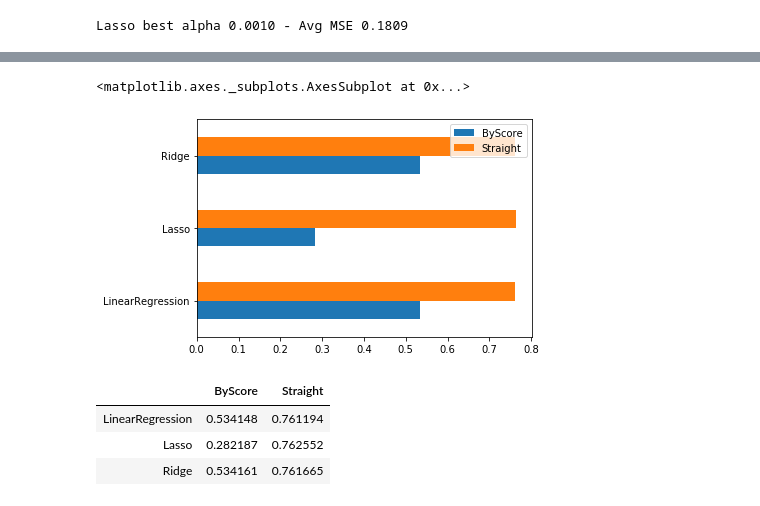
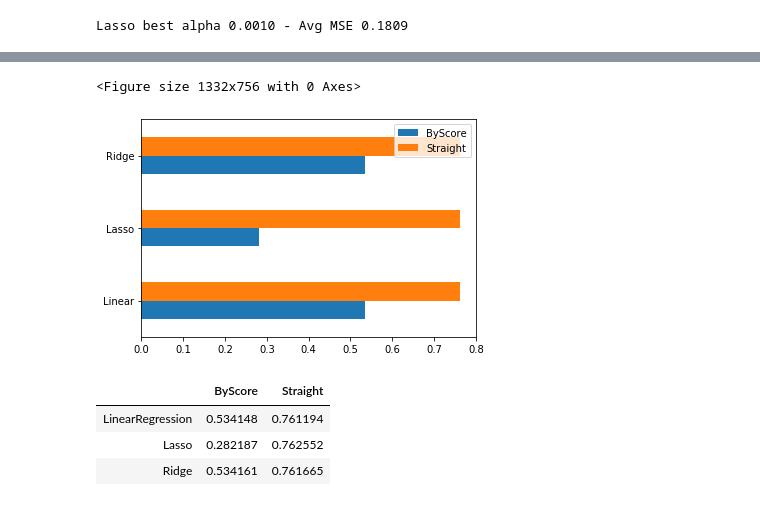
Before and after one commit to leppsalujyrgen/Entropy-of-Football-Statistics, a Jupyter notebook: Data Modelling/statistics-regression.ipynb, the cells around one changed output, grey strips where cells are left out. Cells and saved outputs as stored; diff of their text form; code cells hidden in the pictures.

```diff
--- a/Data Modelling/statistics-regression.ipynb
+++ b/Data Modelling/statistics-regression.ipynb
@@ -441,16 +441,19 @@ Lasso:0.7625521993555848
  [ 2.25053418e+00]]
 # %%
 
-regressions = ["LinearRegression", "Lasso", "Ridge"]
+regressions = ["Linear", "Lasso", "Ridge"]
 
 df = pd.DataFrame({"ByScore": first, "Straight": second}, index=regressions)
 
+fig = plt.gcf()
+fig.set_size_inches(18.5, 10.5)
 pd.concat(
     [df["ByScore"], df["Straight"]],
     axis=1).plot.barh()
+plt.savefig("regression.png")
 # %% [output]
-<matplotlib.axes._subplots.AxesSubplot at 0x...>
+<Figure size 1332x756 with 0 Axes>
-[figure, old version]
+[figure, new version]
 # %%
 df
 # %% [output]
```
Also changed, not shown: 3 other files.
